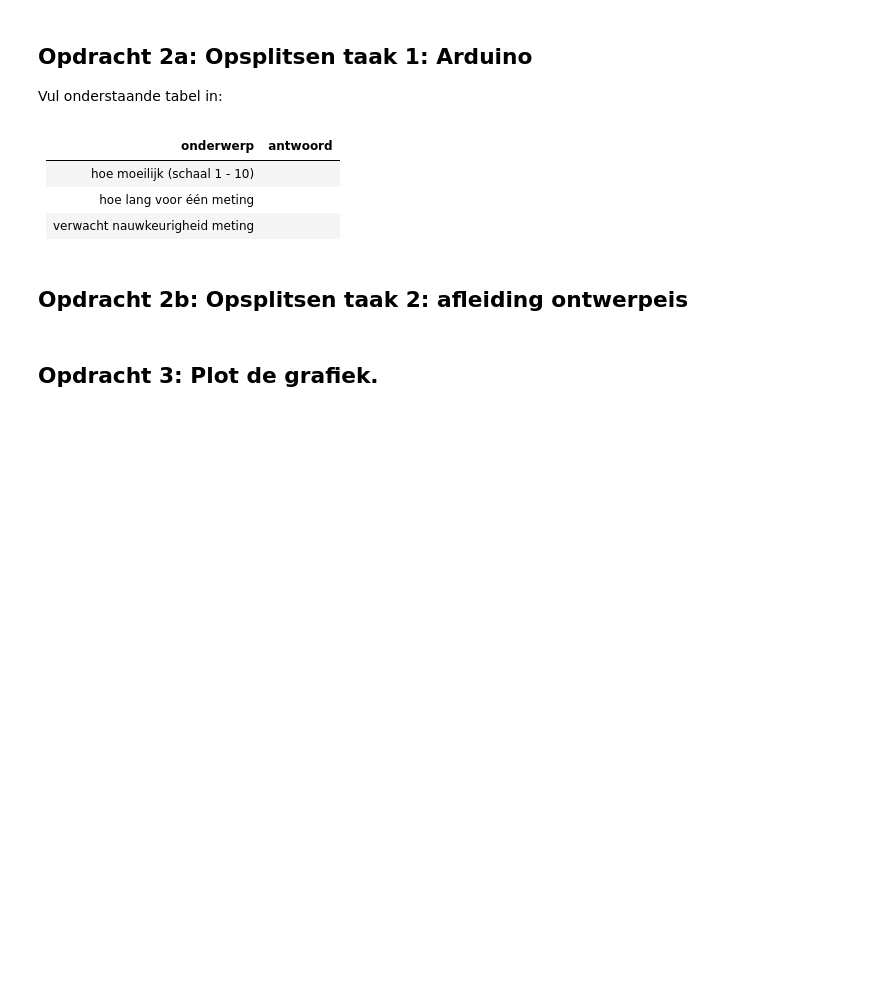
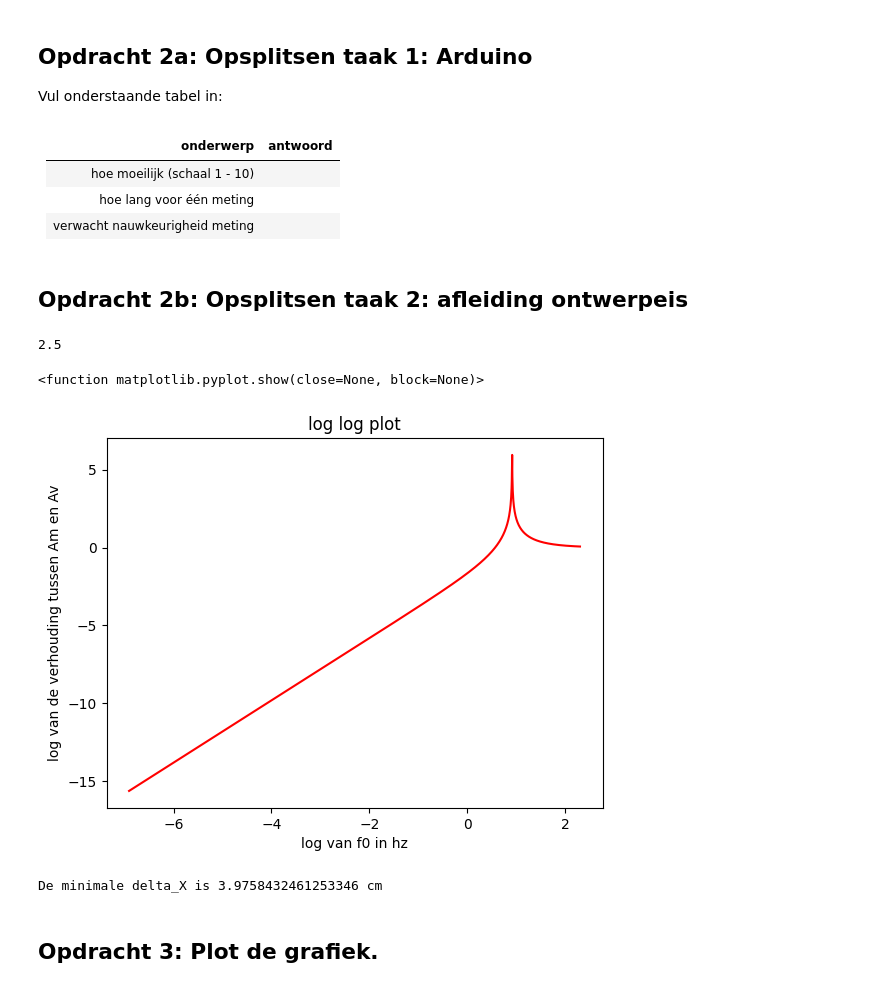
Before and after one commit to tdrvs/opdrachten-DEF-D, a Jupyter notebook: FysiekeOntwerpopdrachten/5MaakEenOpstellingTrillingsvrij/Ontwerpopdracht5MaakEenOpstellingTrillingsvrijInvulTemplate.ipynb, the cells around one changed output. Cells and saved outputs as stored; diff of their text form; code cells hidden in the pictures; blank space fills up the shorter version.

```diff
--- a/FysiekeOntwerpopdrachten/5MaakEenOpstellingTrillingsvrij/Ontwerpopdracht5MaakEenOpstellingTrillingsvrijInvulTemplate.ipynb
+++ b/FysiekeOntwerpopdrachten/5MaakEenOpstellingTrillingsvrij/Ontwerpopdracht5MaakEenOpstellingTrillingsvrijInvulTemplate.ipynb
@@ -46,10 +46,39 @@ Vul onderstaande tabel in:
 ## Opdracht 2b: Opsplitsen taak 2: afleiding ontwerpeis
 # %%
 # Bereken hier je benodigde kantelfrequentie
+r = 1/3 # verhouding tussen Am en Av
+f = 5 # hz
+w = 2*np.pi*f
+w0 = np.sqrt(w**2)/(2)
+f_kantel = w0/(2*np.pi)
+print(f_kantel)
+# %% [output]
+2.5
 # %%
 # Voeg hier je plot in.
+f0 = np.linspace(0.001,10,1000)
+r = 1/(1-((w0**2)/((2*np.pi*f0)**2)))
+
+log_f0 = np.log(f0)
+log_r = (np.log(np.abs(r)))
+
+
+plt.figure()
+plt.plot(log_f0,log_r,'r-')
+plt.xlabel('log van f0 in hz')
+plt.ylabel('log van de verhouding tussen Am en Av')
+plt.title('log log plot')
+plt.show
+# %% [output]
+<function matplotlib.pyplot.show(close=None, block=None)>
+[figure, added]
 # %%
 # Bereken hier de minimale Delta-x waarbij je aan de eis van de opdracht voldoet.
+g = 9.81 #m/s^2
+delta_x = g/(w0**2)
+print('De minimale delta_X is {} cm' .format(delta_x*100))
+# %% [output]
+De minimale delta_X is 3.9758432461253346 cm
 # %% [markdown]
 ## Opdracht 3: Plot de grafiek.
 # %%
```
Also changed, not shown: parts of 3 cells of this notebook.
